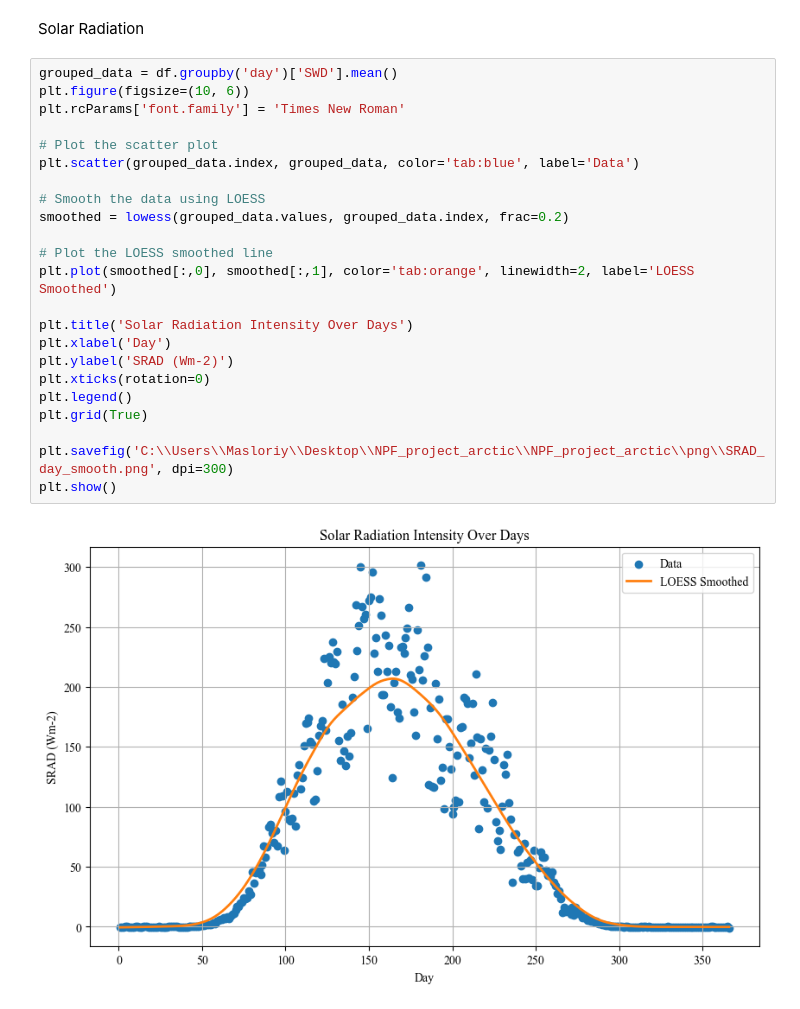
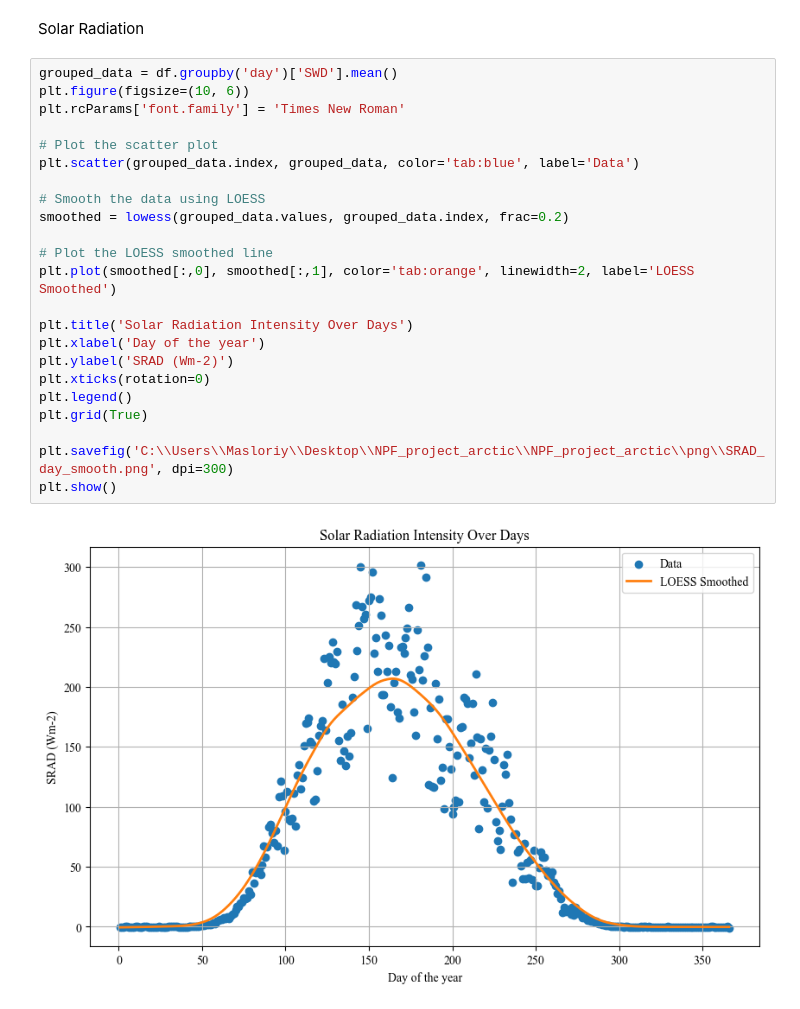
Before and after one commit to Malsory/NPF_project_arctic, a Jupyter notebook: NPF_project_arctic/in_progress/parameters_timeseries_plotter.ipynb, the cells around one changed output. Drawn from its saved outputs; the diff is of its cells as text.

```diff
--- a/NPF_project_arctic/in_progress/parameters_timeseries_plotter.ipynb
+++ b/NPF_project_arctic/in_progress/parameters_timeseries_plotter.ipynb
@@ -137,25 +137,25 @@ Solar Radiation
 # %%
 grouped_data = df.groupby('day')['SWD'].mean()
 plt.figure(figsize=(10, 6))
 plt.rcParams['font.family'] = 'Times New Roman'
 
 # Plot the scatter plot
 plt.scatter(grouped_data.index, grouped_data, color='tab:blue', label='Data')
 
 # Smooth the data using LOESS
 smoothed = lowess(grouped_data.values, grouped_data.index, frac=0.2)
 
 # Plot the LOESS smoothed line
 plt.plot(smoothed[:,0], smoothed[:,1], color='tab:orange', linewidth=2, label='LOESS Smoothed')
 
 plt.title('Solar Radiation Intensity Over Days')
-plt.xlabel('Day')
+plt.xlabel('Day of the year')
 plt.ylabel('SRAD (Wm-2)')
 plt.xticks(rotation=0)
 plt.legend()
 plt.grid(True)
 
 plt.savefig('C:\\Users\\Masloriy\\Desktop\\NPF_project_arctic\\NPF_project_arctic\\png\\SRAD_day_smooth.png', dpi=300)
 plt.show()
 # %% [output]
-[figure, old version]
+[figure, new version]
```
Also changed, not shown: parts of 3 cells of this notebook, 5 other files.
